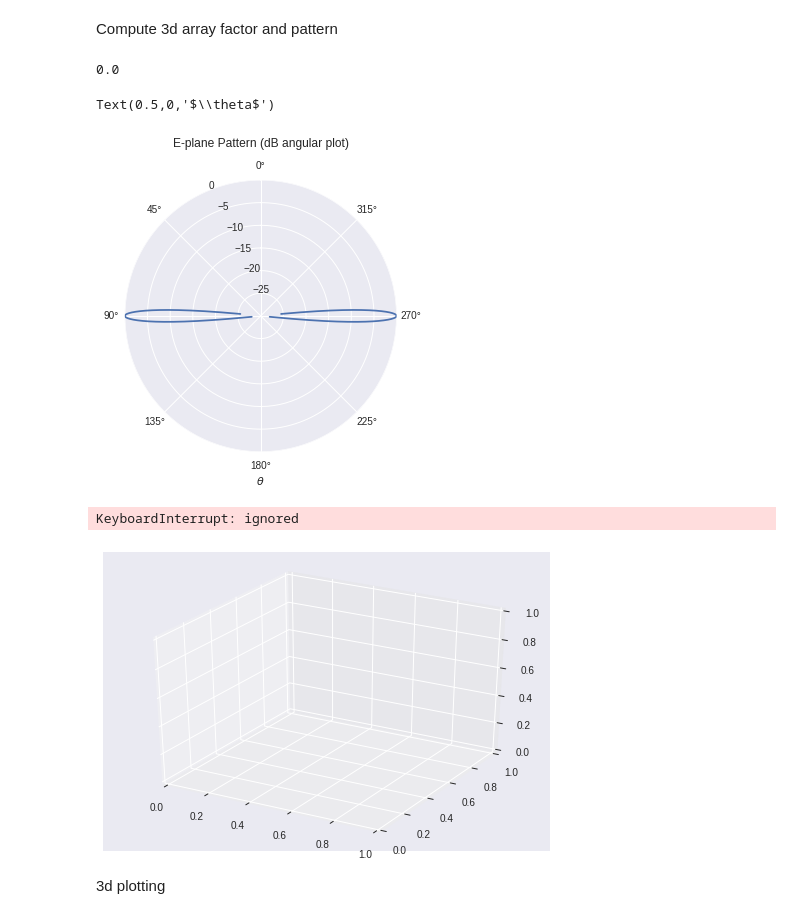
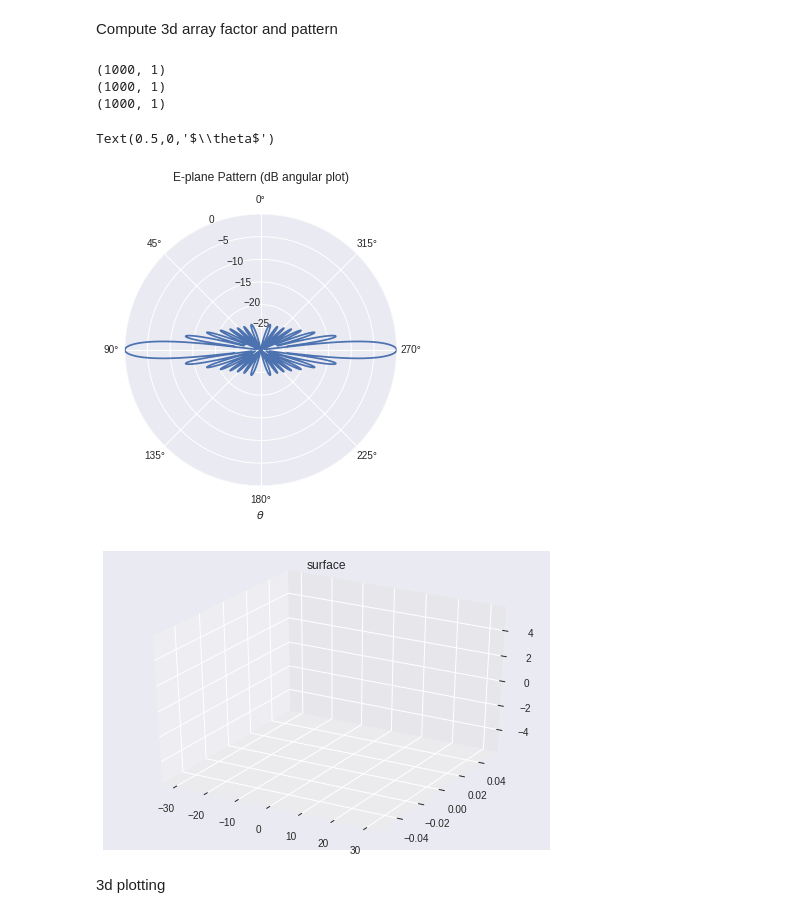
Before and after one commit to Zhaoxin-Hu/ECE222A, a Jupyter notebook: Homework 3.ipynb, the cells around one changed output. Drawn from its saved outputs; the diff is of its cells as text; code cells hidden in the pictures.

```diff
--- a/Homework 3.ipynb
+++ b/Homework 3.ipynb
@@ -13,8 +14,9 @@ Define unnormalized and normalized pattern function <br/>
 - unnormalized: $P_{un}(\theta,\phi) = \sum_nI_ne^{jn\psi}$ <br/>
 - normalized: $P_n(\theta,\phi) = \frac{P_{un}}{P_{un,max}}$
 # %%
-num_pts = 1000
-theta, phi = np.linspace(-np.pi, np.pi, num_pts), np.linspace(0, 2*np.pi, num_pts)
+num_pts_theta = 1000
+num_pts_phi = 100
+theta, phi = np.linspace(-np.pi, np.pi, num_pts_theta), np.linspace(0, 2*np.pi, num_pts_phi)
 theta2d, phi2d = np.meshgrid(theta, phi)
 theta2d, phi2d = np.transpose(theta2d), np.transpose(phi2d)
 Nz = 16
@@ -84,8 +72,24 @@ AFz_dB_3d = 20*np.log(AFz_n_3d)
 AFz_dB_2d = AFz_dB_3d[:,0]
-# %%
-print(np.max(AFz_dB_3d))
-# %% [output]
-0.0
+# %%
+offset = 30
+R = AFz_dB_2d+offset
+R[R<0] = 0;
+X = R * np.sin(theta2d[:,0]) * np.cos(phi2d[:,0])
+Y = R * np.sin(theta2d[:,0]) * np.sin(phi2d[:,0])
+Z = R * np.cos(theta2d[:,0])
+'''X = R * np.sin(theta2d) * np.cos(phi2d)
+Y = R * np.sin(theta2d) * np.sin(phi2d)
+Z = R * np.cos(theta2d)'''
+X = np.reshape(X,(num_pts_theta,1))
+Y = np.reshape(Y,(num_pts_theta,1))
+Z = np.reshape(Z,(num_pts_theta,1))
+print(X.shape)
+print(Y.shape)
+print(Z.shape)
+# %% [output]
+(1000, 1)
+(1000, 1)
+(1000, 1)
 # %%
 # plot pattern
 plt.figure(figsize = (5,5))
@@ -98,15 +102,15 @@ ax.set_title(r'E-plane Pattern (dB angular plot)', y=1.1)
 ax.set_xlabel(r'$\theta$')
 # %% [output]
 Text(0.5,0,'$\\theta$')
-[figure, old version]
+[figure, new version]
 # %%
 fig = plt.figure()
 ax = plt.axes(projection='3d')
-ax.plot_surface(X, Y, Z, rstride=1, cstride=1, edgecolor='none', alpha = 0.5)
-ax.set_title('surface');
+ax.plot_surface(X, Y, Z, rstride=1, cstride=1, edgecolor='k', cmap = 'jet')
+ax.set_title('surface')
+plt.show()
 # %% [output]
-KeyboardInterrupt: ignored
-[figure, old version]
+[figure, new version]
 # %% [markdown]
 3d plotting
 # %%
```
Also changed, not shown: parts of 4 cells of this notebook.
